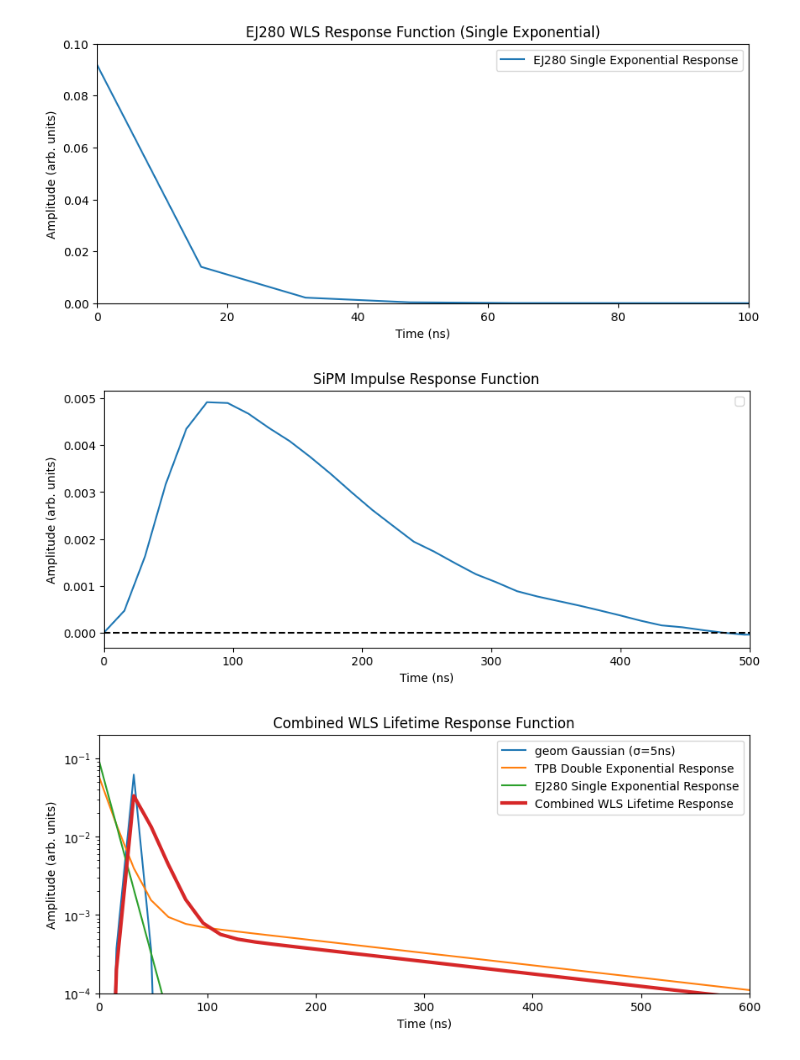
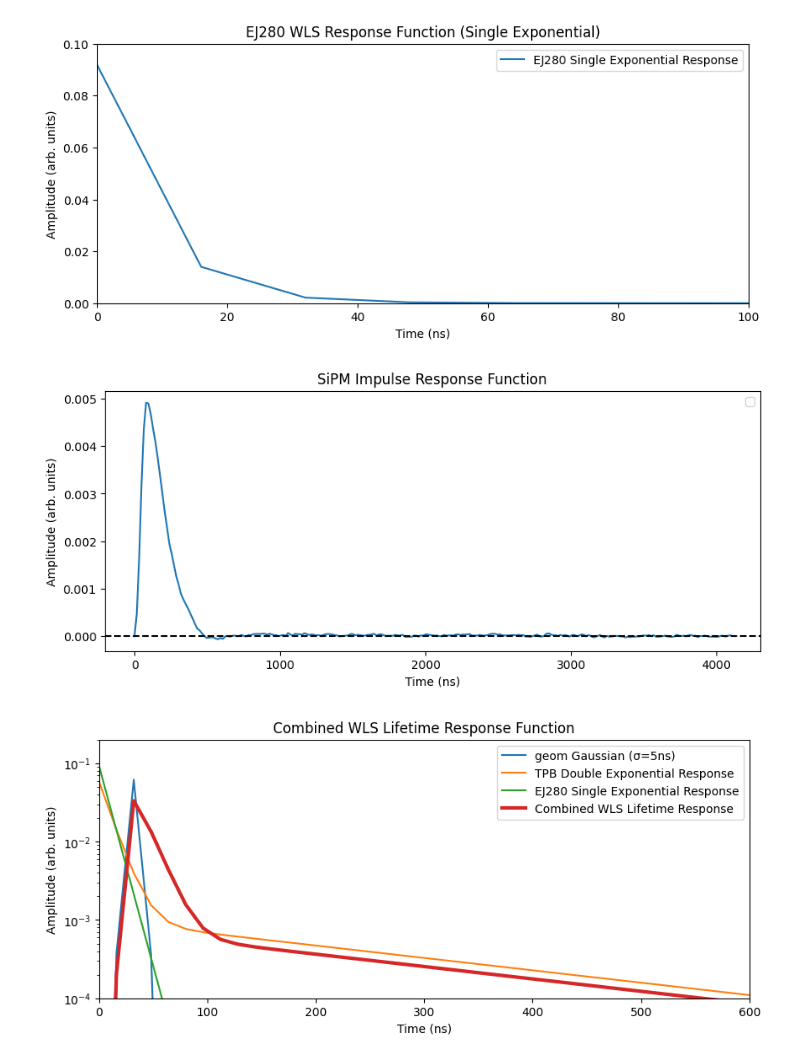
Before and after one commit to jvmead/lrs_tutorials, a Jupyter notebook: lrs_tutorial_5.ipynb, the cells around one changed output. Saved outputs shown, nothing was run; the diff lists cells and outputs as text; code cells hidden in the pictures.

```diff
--- a/lrs_tutorial_5.ipynb
+++ b/lrs_tutorial_5.ipynb
@@ -491,24 +497,40 @@ plt.show()
 # %%
 # load pulse shape file from larndsim/bin/sipm_impulse.npy
 pulse_shape = np.load('/global/homes/j/jvmead/dune/larnd-sim/larndsim/bin/sipm_impulse.npy')
 pulse_shape = np.concatenate(([0], pulse_shape))  # add 0 at beginning
 pulse_shape /= np.trapz(pulse_shape, dx=bin_width_ns)
 plt.figure(figsize=(10,4))
 plt.plot(np.arange(len(pulse_shape)) * bin_width_ns, pulse_shape)
 # add line at y=0
 plt.axhline(0, color='black', linestyle='--')
 # xlimits
-plt.xlim(0, 500) #len(pulse_shape)*16)
+#plt.xlim(0, 500) #len(pulse_shape)*16)
+plt.title('SiPM Impulse Response Function')
+plt.xlabel('Time (ns)')
+plt.ylabel('Amplitude (arb. units)')
+plt.legend()
+plt.show()
+
+# load pulse shape file from larndsim/bin/sipm_impulse.npy
+pulse_shape = np.load('/global/homes/j/jvmead/dune/larnd-sim/larndsim/bin/sipm_impulse.npy')
+pulse_shape = np.concatenate(([0], pulse_shape))  # add 0 at beginning
+pulse_shape /= np.trapz(pulse_shape, dx=bin_width_ns)
+plt.figure(figsize=(10,4))
+plt.plot(np.arange(len(pulse_shape)) * bin_width_ns, pulse_shape)
+# add line at y=0
+plt.axhline(0, color='black', linestyle='--')
+# xlimits
+#plt.xlim(0, 500) #len(pulse_shape)*16)
 plt.title('SiPM Impulse Response Function')
 plt.xlabel('Time (ns)')
 plt.ylabel('Amplitude (arb. units)')
 plt.legend()
 plt.show()
 
 # extend to 1000 samples (16000ns) long by concatenate with zeros
 pulse_shape = np.concatenate([pulse_shape, np.zeros(1000 - len(pulse_shape))])
 # %% [output]
-[figure, old version]
+[figure, new version]
 # %%
 # combined shape from materials (except for time of flight, this should match look up tables)
 from scipy.signal import fftconvolve
```
Also changed, not shown: parts of 2 cells of this notebook, 8 other files.
